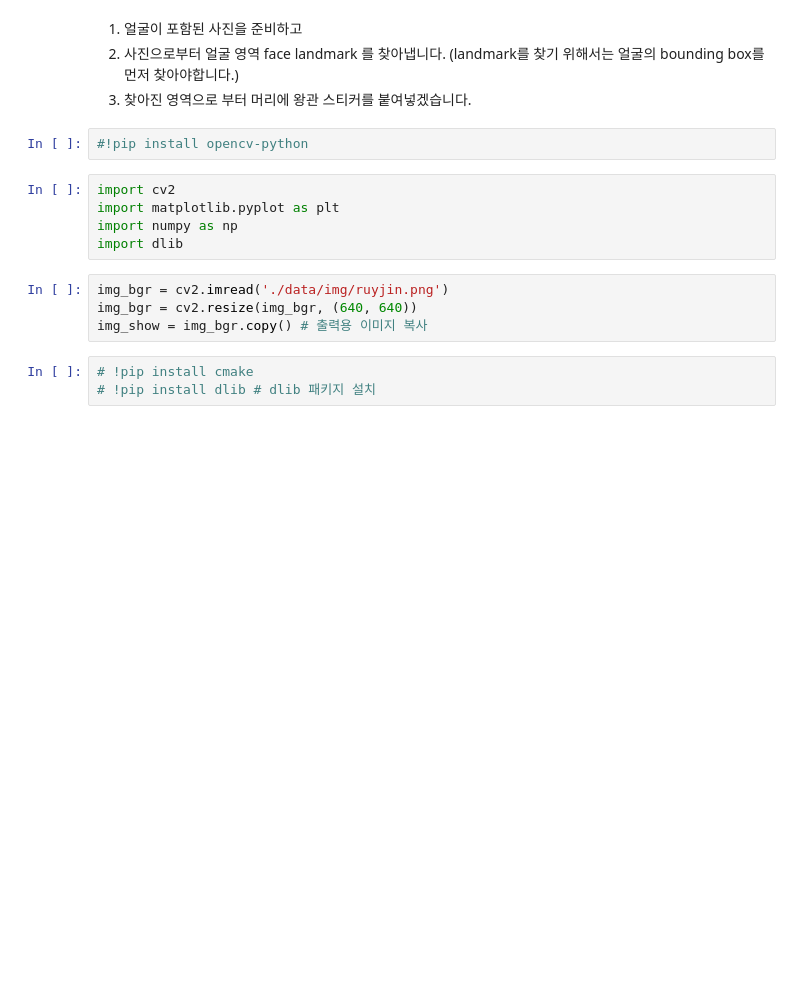
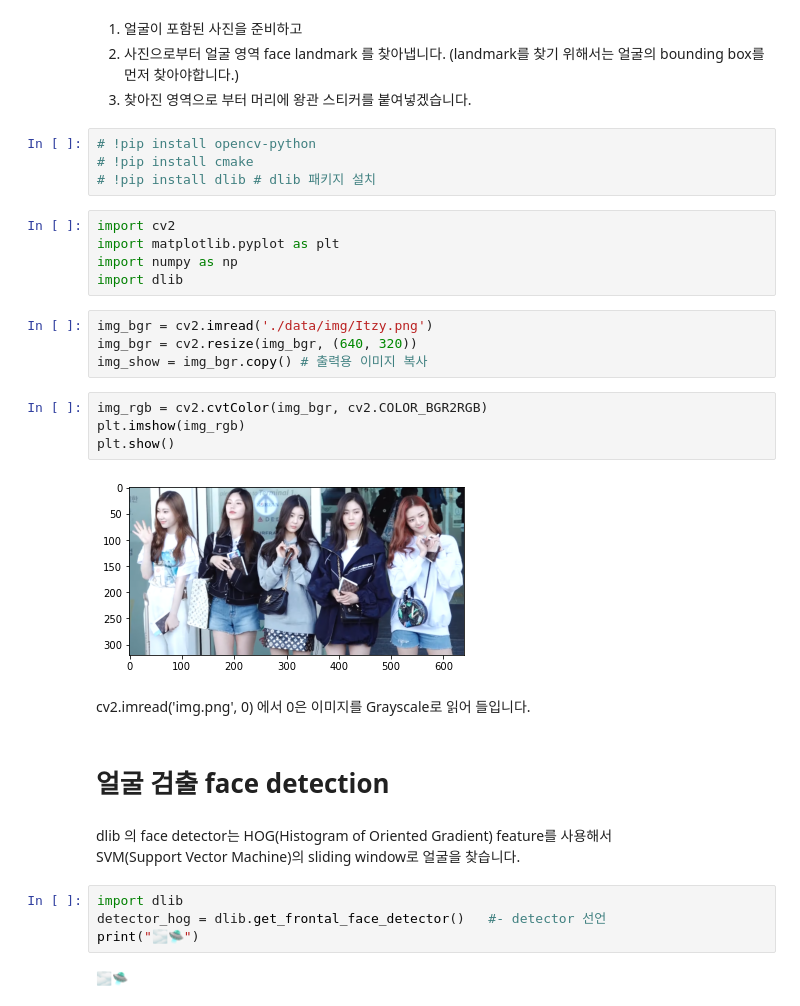
Before and after one commit to PEBpung/Aiffel, a Jupyter notebook: Project/Exploration/E10. Camera sticker app_ex.ipynb, the cells around one changed output. Saved outputs shown, nothing was run; the diff lists cells and outputs as text; blank space fills up the shorter version.

```diff
--- a/Project/Exploration/E10. Camera sticker app_ex.ipynb
+++ b/Project/Exploration/E10. Camera sticker app_ex.ipynb
@@ -5,16 +5,34 @@
 2. 사진으로부터 얼굴 영역 face landmark 를 찾아냅니다. (landmark를 찾기 위해서는 얼굴의 bounding box를 먼저 찾아야합니다.)
 3. 찾아진 영역으로 부터 머리에 왕관 스티커를 붙여넣겠습니다.
 # %%
-#!pip install opencv-python
+# !pip install opencv-python
+# !pip install cmake
+# !pip install dlib # dlib 패키지 설치
 # %%
 import cv2
 import matplotlib.pyplot as plt
 import numpy as np
 import dlib
 # %%
-img_bgr = cv2.imread('./data/img/ruyjin.png')
-img_bgr = cv2.resize(img_bgr, (640, 640))
+img_bgr = cv2.imread('./data/img/Itzy.png')
+img_bgr = cv2.resize(img_bgr, (640, 320))
 img_show = img_bgr.copy() # 출력용 이미지 복사
-# %%
-# !pip install cmake
-# !pip install dlib # dlib 패키지 설치
+# %%
+img_rgb = cv2.cvtColor(img_bgr, cv2.COLOR_BGR2RGB)
+plt.imshow(img_rgb)
+plt.show()
+# %% [output]
+[figure, added]
+# %% [markdown]
+ cv2.imread('img.png', 0) 에서 0은 이미지를 Grayscale로 읽어 들입니다.
+# %% [markdown]
+# 얼굴 검출 face detection
+# %% [markdown]
+dlib 의 face detector는 HOG(Histogram of Oriented Gradient) feature를 사용해서
+SVM(Support Vector Machine)의 sliding window로 얼굴을 찾습니다.
+# %%
+import dlib
+detector_hog = dlib.get_frontal_face_detector()   #- detector 선언
+print("🌫🛸")
+# %% [output]
+🌫🛸
```
Also changed, not shown: parts of 23 cells of this notebook.
